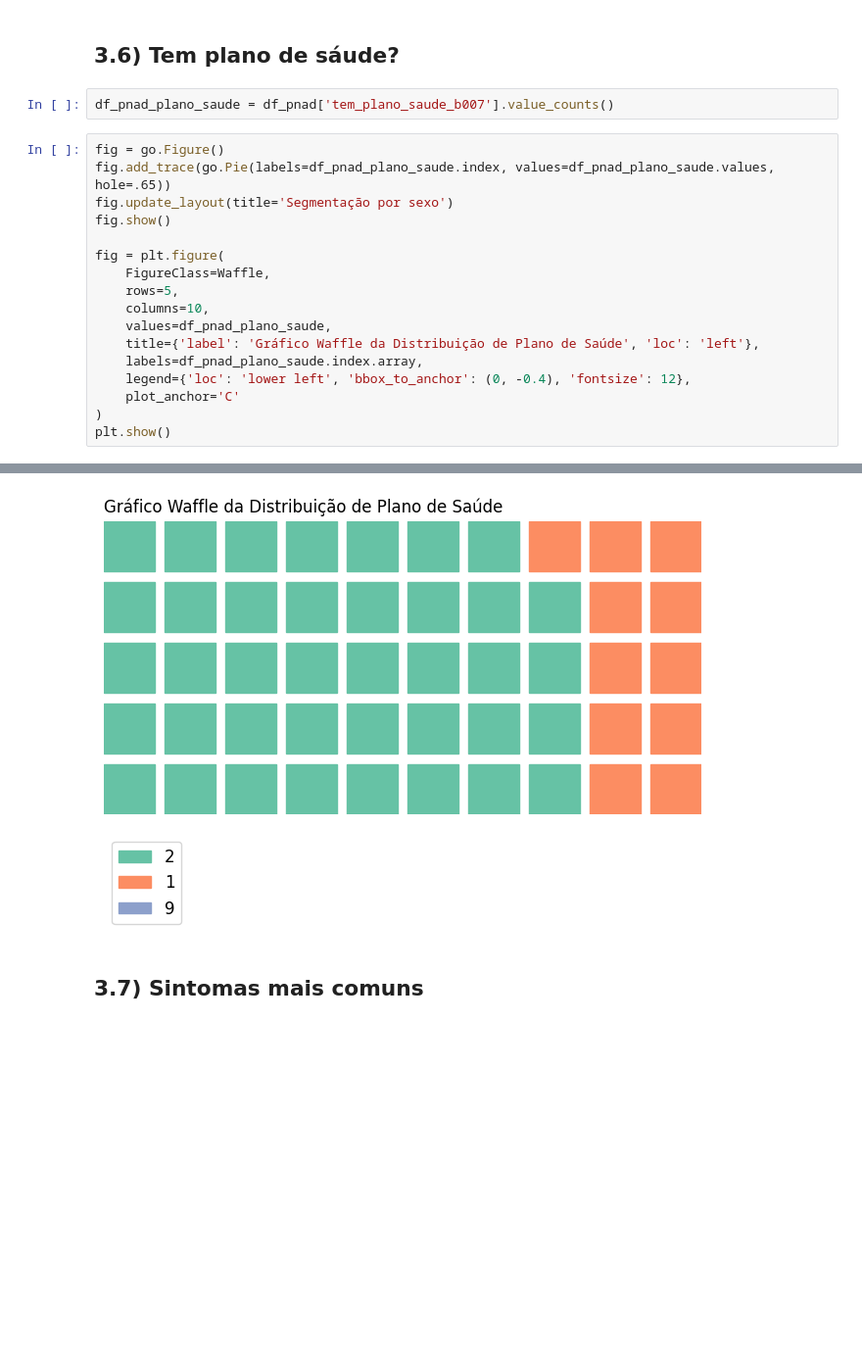
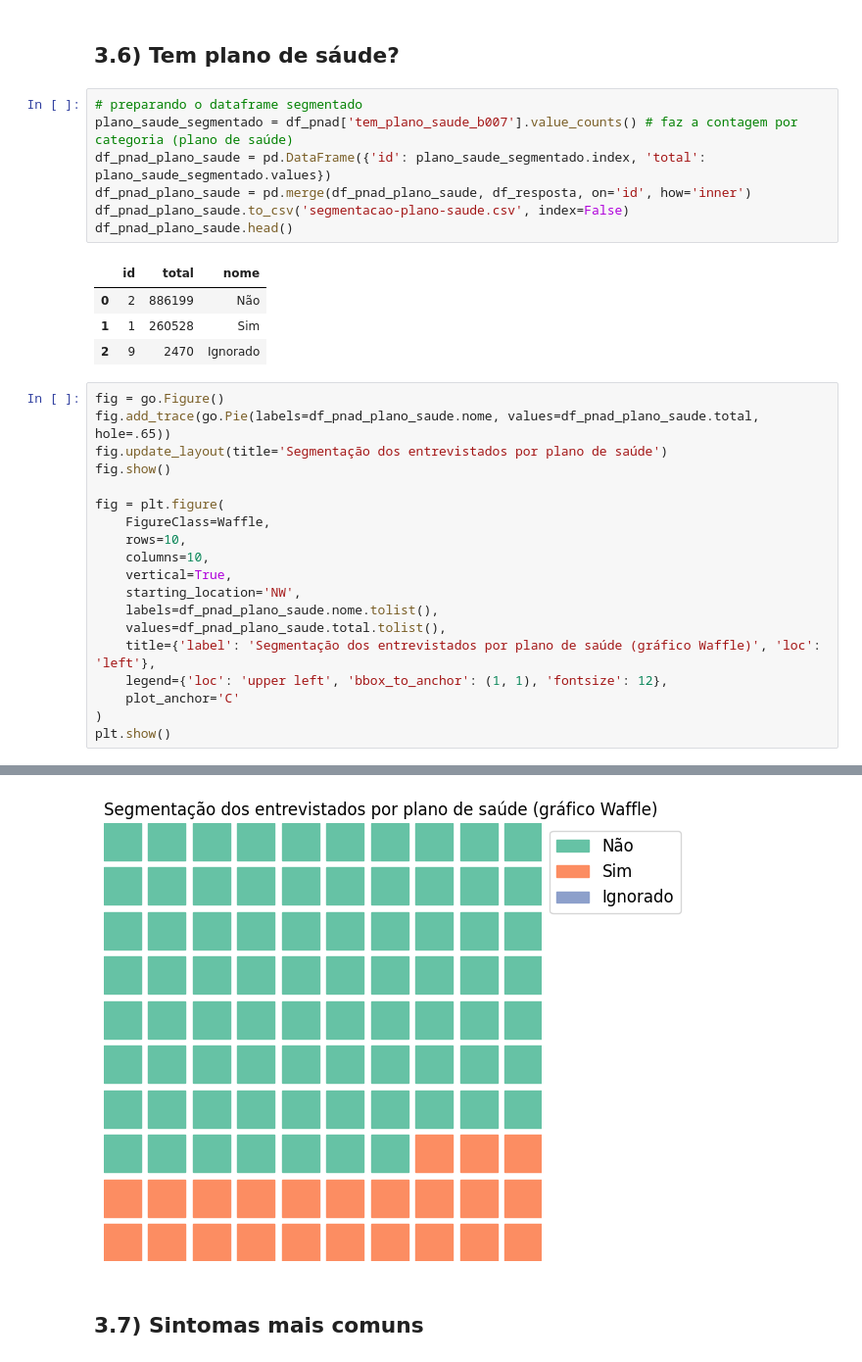
Before and after one commit to dhachcar/postech-tech-challenge-3, a Jupyter notebook: Tech_Challenge_3_Análises_para_o_Streamlit.ipynb, the cells around one changed output, grey strips where cells are left out. Shown at 98% size. Cells and saved outputs as stored; diff of their text form; blank space fills up the shorter version.

Commit message:
refactor(analise): melhorado as analises demograficas ate o plano de saude

```diff
--- a/Tech_Challenge_3_Análises_para_o_Streamlit.ipynb
+++ b/Tech_Challenge_3_Análises_para_o_Streamlit.ipynb
@@ -359,28 +422,40 @@ fig.show()
 [interactive output not drawn]
 # %% [markdown]
 ## 3.6) Tem plano de sáude?
-# %%
-df_pnad_plano_saude = df_pnad['tem_plano_saude_b007'].value_counts()
+# %%
+# preparando o dataframe segmentado
+plano_saude_segmentado = df_pnad['tem_plano_saude_b007'].value_counts() # faz a contagem por categoria (plano de saúde)
+df_pnad_plano_saude = pd.DataFrame({'id': plano_saude_segmentado.index, 'total': plano_saude_segmentado.values})
+df_pnad_plano_saude = pd.merge(df_pnad_plano_saude, df_resposta, on='id', how='inner')
+df_pnad_plano_saude.to_csv('segmentacao-plano-saude.csv', index=False)
+df_pnad_plano_saude.head()
+# %% [output]
+|  | id | total | nome |
+| 0 | 2 | 886199 | Não |
+| 1 | 1 | 260528 | Sim |
+| 2 | 9 | 2470 | Ignorado |
 # %%
 fig = go.Figure()
-fig.add_trace(go.Pie(labels=df_pnad_plano_saude.index, values=df_pnad_plano_saude.values, hole=.65))
-fig.update_layout(title='Segmentação por sexo')
+fig.add_trace(go.Pie(labels=df_pnad_plano_saude.nome, values=df_pnad_plano_saude.total, hole=.65))
+fig.update_layout(title='Segmentação dos entrevistados por plano de saúde')
 fig.show()
 
 fig = plt.figure(
     FigureClass=Waffle,
-    rows=5,
+    rows=10,
     columns=10,
-    values=df_pnad_plano_saude,
-    title={'label': 'Gráfico Waffle da Distribuição de Plano de Saúde', 'loc': 'left'},
-    labels=df_pnad_plano_saude.index.array,
-    legend={'loc': 'lower left', 'bbox_to_anchor': (0, -0.4), 'fontsize': 12},
+    vertical=True,
+    starting_location='NW',
+    labels=df_pnad_plano_saude.nome.tolist(),
+    values=df_pnad_plano_saude.total.tolist(),
+    title={'label': 'Segmentação dos entrevistados por plano de saúde (gráfico Waffle)', 'loc': 'left'},
+    legend={'loc': 'upper left', 'bbox_to_anchor': (1, 1), 'fontsize': 12},
     plot_anchor='C'
 )
 plt.show()
 # %% [output]
 [interactive output not drawn]
-[figure, old version]
+[figure, new version]
 # %% [markdown]
 ## 3.7) Sintomas mais comuns
 # %%
```
Also changed, not shown: parts of 31 cells of this notebook.
